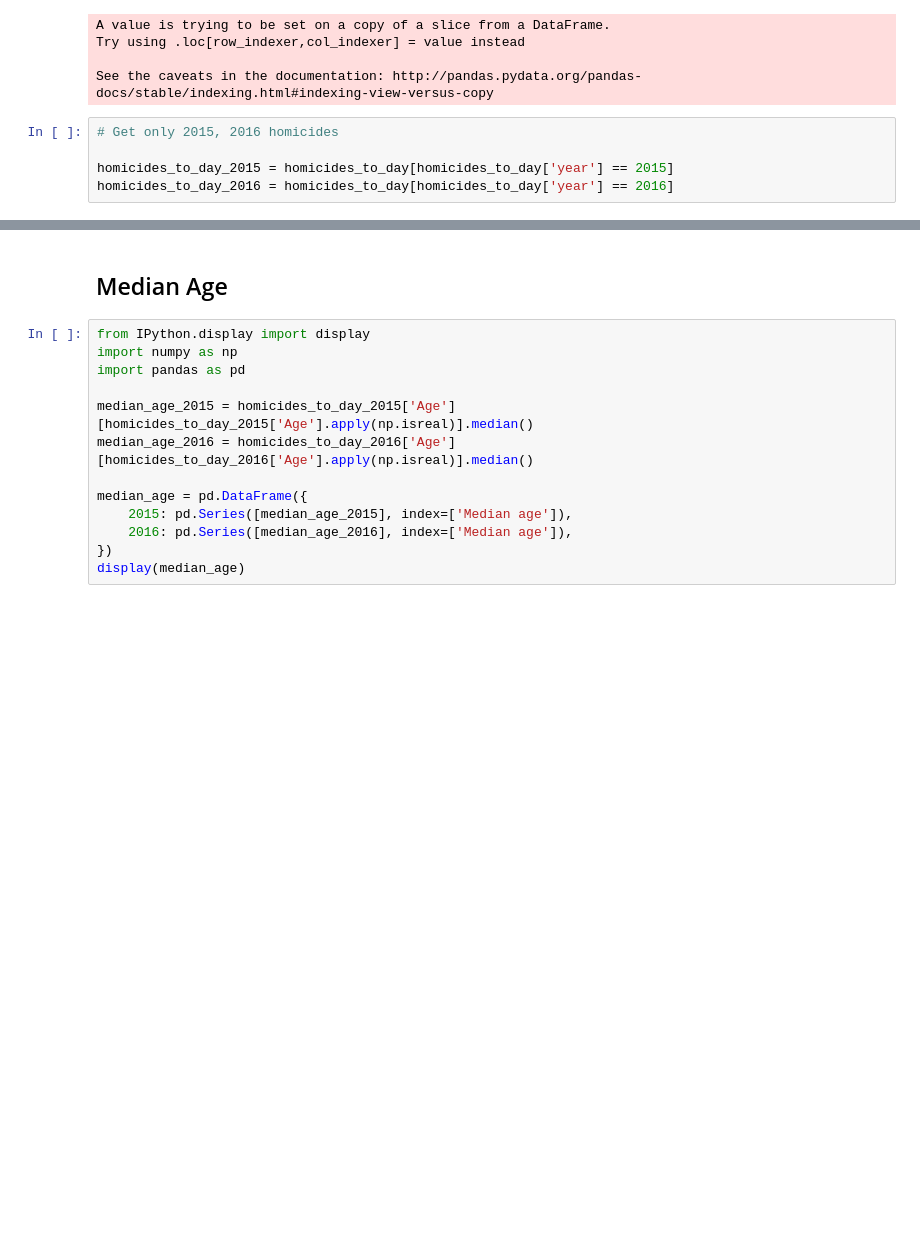
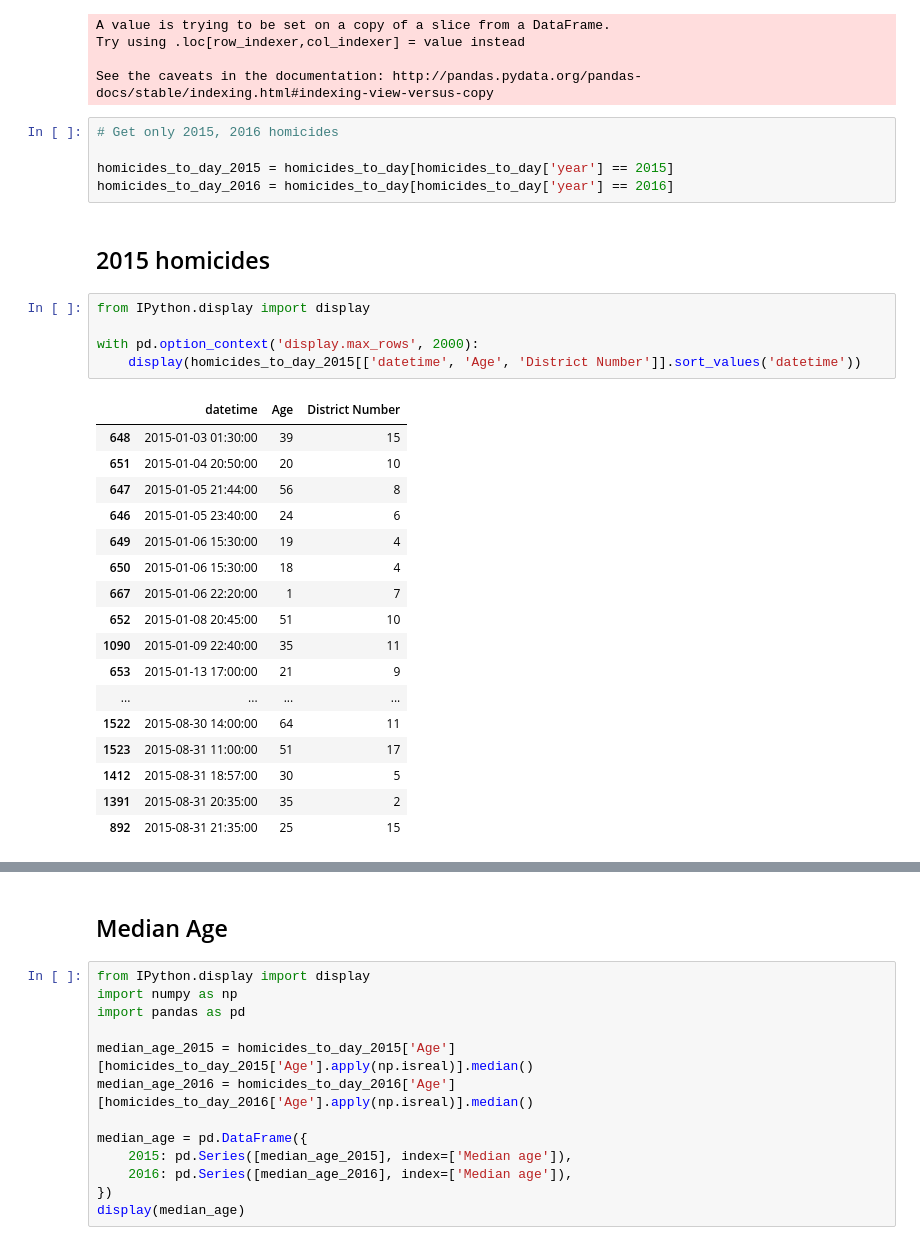
Before and after one commit to newsapps/public-notebooks, a Jupyter notebook: Year to date comparison 2015 to 2016.ipynb, the cells around one changed output, grey strips where cells are left out. Cells and saved outputs as stored; diff of their text form; blank space fills up the shorter version.

```diff
--- a/Year to date comparison 2015 to 2016.ipynb
+++ b/Year to date comparison 2015 to 2016.ipynb
@@ -86,3 +106,28 @@ See the caveats in the documentation: http://pandas.pydata.org/pandas-docs/stabl
 
 homicides_to_day_2015 = homicides_to_day[homicides_to_day['year'] == 2015]
 homicides_to_day_2016 = homicides_to_day[homicides_to_day['year'] == 2016]
+# %% [markdown]
+## 2015 homicides
+# %%
+from IPython.display import display
+
+with pd.option_context('display.max_rows', 2000):
+    display(homicides_to_day_2015[['datetime', 'Age', 'District Number']].sort_values('datetime'))
+# %% [output]
+|  | datetime | Age | District Number |
+| 648 | 2015-01-03 01:30:00 | 39 | 15 |
+| 651 | 2015-01-04 20:50:00 | 20 | 10 |
+| 647 | 2015-01-05 21:44:00 | 56 | 8 |
+| 646 | 2015-01-05 23:40:00 | 24 | 6 |
+| 649 | 2015-01-06 15:30:00 | 19 | 4 |
+| 650 | 2015-01-06 15:30:00 | 18 | 4 |
+| 667 | 2015-01-06 22:20:00 | 1 | 7 |
+| 652 | 2015-01-08 20:45:00 | 51 | 10 |
+| 1090 | 2015-01-09 22:40:00 | 35 | 11 |
+| 653 | 2015-01-13 17:00:00 | 21 | 9 |
+| ... | ... | ... | ... |
+| 1522 | 2015-08-30 14:00:00 | 64 | 11 |
+| 1523 | 2015-08-31 11:00:00 | 51 | 17 |
+| 1412 | 2015-08-31 18:57:00 | 30 | 5 |
+| 1391 | 2015-08-31 20:35:00 | 35 | 2 |
+| 892 | 2015-08-31 21:35:00 | 25 | 15 |
```
Also changed, not shown: parts of 9 cells of this notebook.
